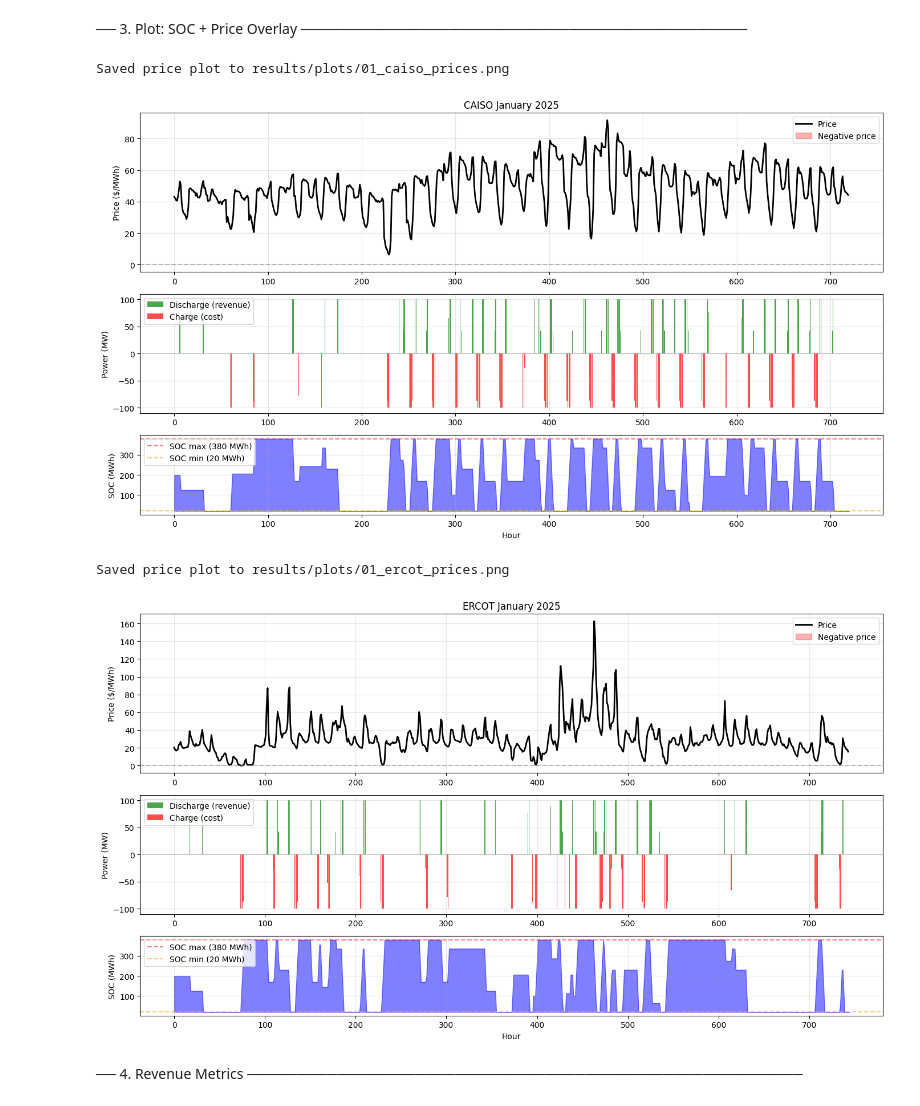
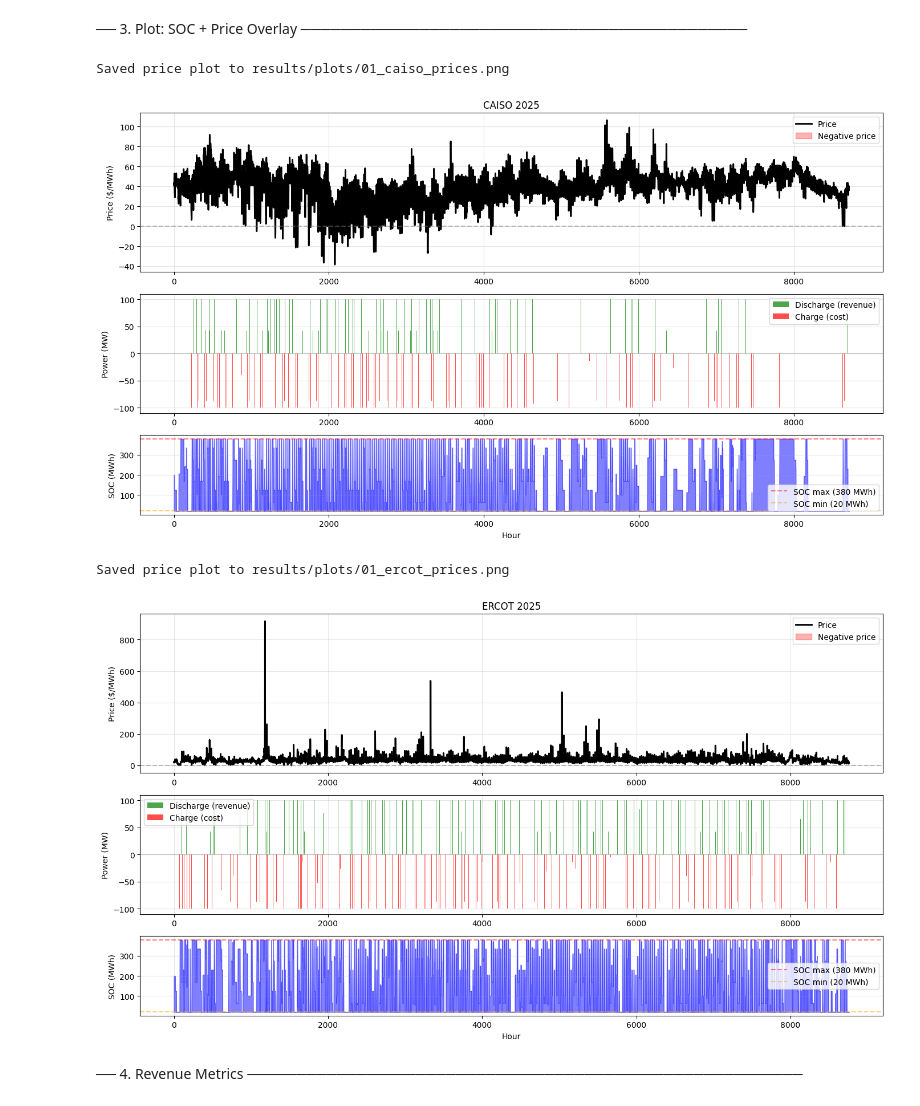
Before and after one commit to GigaLint1/Battery-Optimiser, a Jupyter notebook: notebooks/01_lp_perfect_foresight.ipynb, the cells around one changed output. Saved outputs shown, nothing was run; the diff lists cells and outputs as text; code cells hidden in the pictures.

Commit message:
Updated ERCOT with 2025 year data

```diff
--- a/notebooks/01_lp_perfect_foresight.ipynb
+++ b/notebooks/01_lp_perfect_foresight.ipynb
@@ -41,9 +41,9 @@ Battery configuration:
 # %% [markdown]
 ── 1. Load Prices ────────────────────────────────────────────────────────────
 # %%
-from src.battery.fetcher import fetch_caiso_prices, fetch_ercot_prices, process_ercot_data
+from src.battery.fetcher import fetch_caiso_prices, fetch_ercot_prices, process_ercot_data, monthly_price_analysis
 # prices_ercot = fetch_ercot_prices("2025-01-01", "2025-12-31")
 # ERCOT API does not provide historical data that far back
 
-prices_caiso = fetch_caiso_prices("2025-01-02", "2025-02-01")
+prices_caiso = fetch_caiso_prices("2025-01-02", "2025-12-31")
 # %% [output]
@@ -229,21 +232,21 @@ def plot_dispatch(prices: pd.Series, result, battery: BatteryConfig, title: str)
 # %%
 # Plot
 fig = plot_dispatch(prices_caiso, result=result_caiso, battery=battery,
-                    title="CAISO January 2025")
-plt.savefig("results/plots/01_caiso_jan.png", dpi=150, bbox_inches='tight')
+                    title="CAISO 2025")
+plt.savefig("results/plots/01_caiso.png", dpi=150, bbox_inches='tight')
 print("\nSaved price plot to results/plots/01_caiso_prices.png")
 # %% [output]
 Saved price plot to results/plots/01_caiso_prices.png
-[figure, old version]
+[figure, new version]
 # %%
 # Plot
 fig = plot_dispatch(prices_ercot, result=result_ercot, battery=battery,
-                    title="ERCOT January 2025")
-plt.savefig("results/plots/01_ercot_jan.png", dpi=150, bbox_inches='tight')
+                    title="ERCOT 2025")
+plt.savefig("results/plots/01_ercot.png", dpi=150, bbox_inches='tight')
 print("\nSaved price plot to results/plots/01_ercot_prices.png")
 # %% [output]
 Saved price plot to results/plots/01_ercot_prices.png
-[figure, old version]
+[figure, new version]
 # %% [markdown]
 ── 4. Revenue Metrics ────────────────────────────────────────────────────────
 # %%
```
Also changed, not shown: parts of 10 cells of this notebook, 5 other files.
